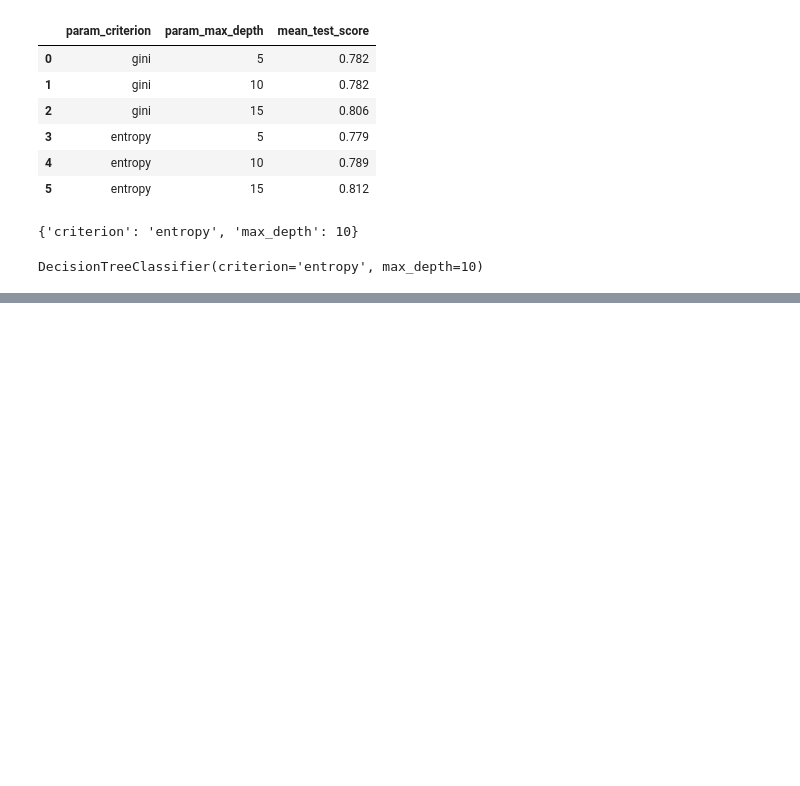
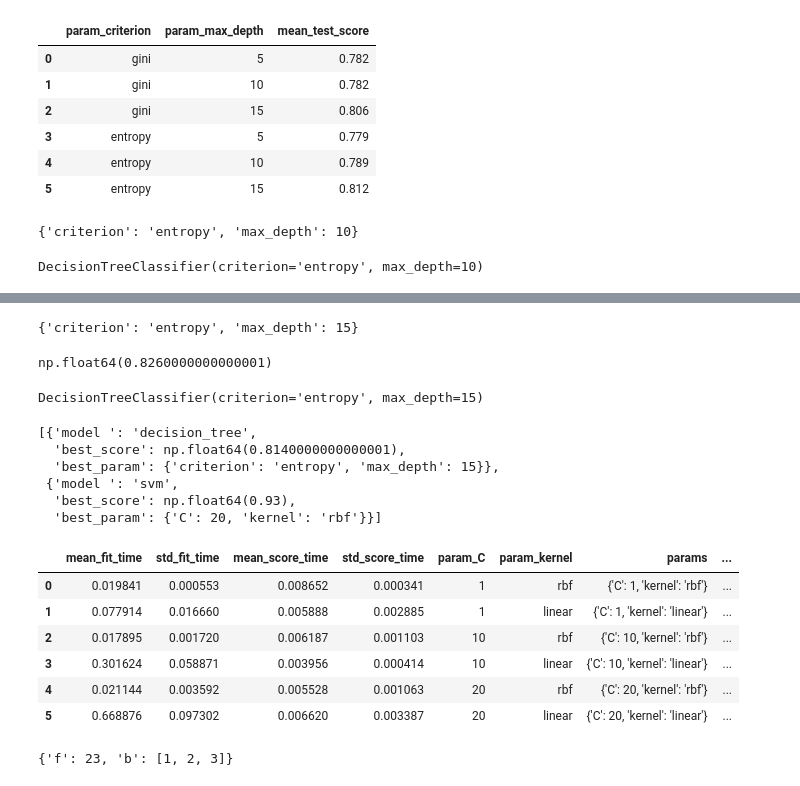
Before and after one commit to kshitish13/MachineLearning, a Jupyter notebook: Model Evaluation/Model_evaluation_GridSearchCV_resources/Untitled.ipynb, the cells around one changed output, grey strips where cells are left out. Cells and saved outputs as stored; diff of their text form; code cells hidden in the pictures; blank space fills up the shorter version.

```diff
--- a/Model Evaluation/Model_evaluation_GridSearchCV_resources/Untitled.ipynb
+++ b/Model Evaluation/Model_evaluation_GridSearchCV_resources/Untitled.ipynb
@@ -75,7 +75,7 @@ from sklearn.model_selection import GridSearchCV
 
 clf=GridSearchCV(
     DecisionTreeClassifier(),
-    {
+    param_grid={
         'criterion' : ['gini','entropy'],
         'max_depth' : [5,10,15]
     },
@@ -160,0 +189,74 @@ from sklearn.svm import SVC
+# %%
+gridsearch.best_params_
+# %% [output]
+{'criterion': 'entropy', 'max_depth': 15}
+# %%
+gridsearch.best_score_
+# %% [output]
+np.float64(0.8260000000000001)
+# %%
+gridsearch.best_estimator_
+# %% [output]
+DecisionTreeClassifier(criterion='entropy', max_depth=15)
+# %%
+from sklearn.svm import SVC
+
+model_params={
+    'decision_tree':{
+        'model' : DecisionTreeClassifier(),
+        'params' : {
+            'criterion' : ['gini','entropy'],
+            'max_depth' : [10,15,20]
+        }
+    },
+    'svm' : {
+        'model' : SVC(),
+        'params' : {
+            'C' : [1,10,20],
+            'kernel' : ['rbf', 'linear']
+        }
+    }
+}
+
+scores=[]
+
+for key ,value in model_params.items():
+    clf=GridSearchCV(
+        value['model'],
+        param_grid=value['params'],
+        cv=5,
+        return_train_score=False
+    )
+    clf.fit(X,y)
+    scores.append({
+        'model ' : key,
+        'best_score': clf.best_score_,
+        'best_param' : clf.best_params_
+    })
+
+scores
+# %% [output]
+[{'model ': 'decision_tree',
+  'best_score': np.float64(0.8140000000000001),
+  'best_param': {'criterion': 'entropy', 'max_depth': 15}},
+ {'model ': 'svm',
+  'best_score': np.float64(0.93),
+  'best_param': {'C': 20, 'kernel': 'rbf'}}]
+# %%
+df=clf.cv_results_
+df=pd.DataFrame(clf.cv_results_)
+# df=df[['param_criterion','param_max_depth','mean_test_score']]
+df
+# %% [output]
+|  | mean_fit_time | std_fit_time | mean_score_time | std_score_time | param_C | param_kernel | params | ... |
+| 0 | 0.019841 | 0.000553 | 0.008652 | 0.000341 | 1 | rbf | {'C': 1, 'kernel': 'rbf'} | ... |
+| 1 | 0.077914 | 0.016660 | 0.005888 | 0.002885 | 1 | linear | {'C': 1, 'kernel': 'linear'} | ... |
+| 2 | 0.017895 | 0.001720 | 0.006187 | 0.001103 | 10 | rbf | {'C': 10, 'kernel': 'rbf'} | ... |
+| 3 | 0.301624 | 0.058871 | 0.003956 | 0.000414 | 10 | linear | {'C': 10, 'kernel': 'linear'} | ... |
+| 4 | 0.021144 | 0.003592 | 0.005528 | 0.001063 | 20 | rbf | {'C': 20, 'kernel': 'rbf'} | ... |
+| 5 | 0.668876 | 0.097302 | 0.006620 | 0.003387 | 20 | linear | {'C': 20, 'kernel': 'linear'} | ... |
+# %%
+for key,val in dictionary.items():
+    print(val['a'])
+# %% [output]
+{'f': 23, 'b': [1, 2, 3]}
```
Also changed, not shown: parts of 4 cells of this notebook, 8 other files.
